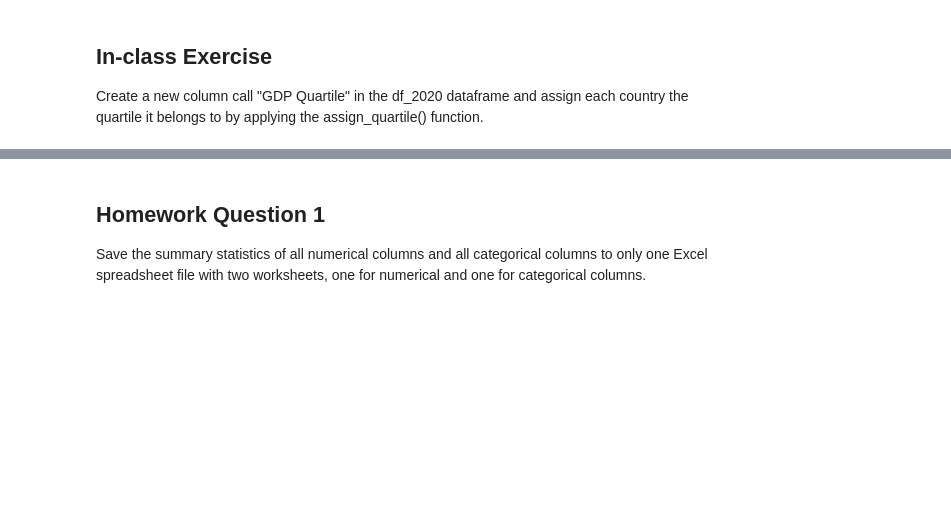
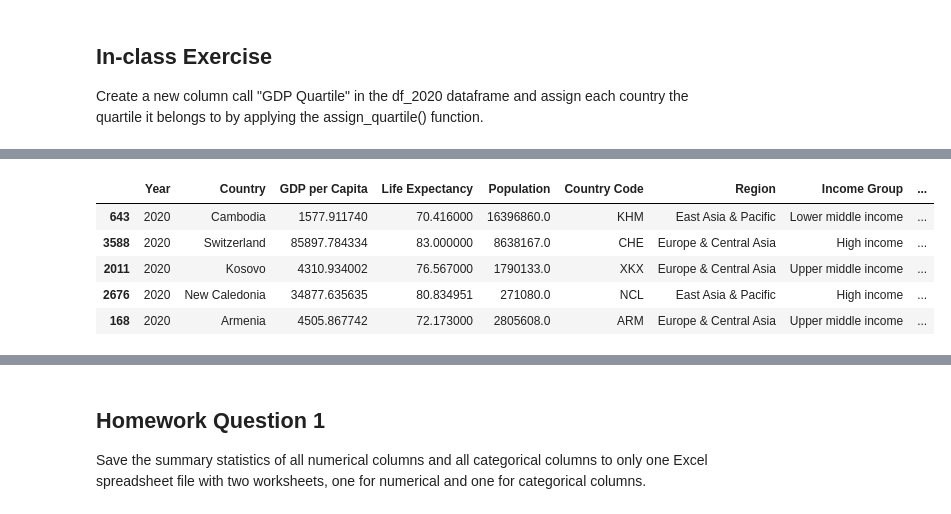
Before and after one commit to wcj365/python-stats-dataviz, a Jupyter notebook: fall2024/oct_16_session.ipynb, the cells around one changed output, grey strips where cells are left out. Saved outputs shown, nothing was run; the diff lists cells and outputs as text; code cells hidden in the pictures; blank space fills up the shorter version.

```diff
--- a/fall2024/oct_16_session.ipynb
+++ b/fall2024/oct_16_session.ipynb
@@ -159,0 +268,15 @@ Create a new column call "GDP Quartile" in the df_2020 dataframe and assign each
+# %%
+def pop_million(pop):
+    return pop / 1000000
+
+
+df_2020["Population (Million)"] = df_2020["Population"].apply(pop_million)
+
+df_2020.sample(5)
+# %% [output]
+|  | Year | Country | GDP per Capita | Life Expectancy | Population | Country Code | Region | Income Group | ... |
+| 643 | 2020 | Cambodia | 1577.911740 | 70.416000 | 16396860.0 | KHM | East Asia & Pacific | Lower middle income | ... |
+| 3588 | 2020 | Switzerland | 85897.784334 | 83.000000 | 8638167.0 | CHE | Europe & Central Asia | High income | ... |
+| 2011 | 2020 | Kosovo | 4310.934002 | 76.567000 | 1790133.0 | XKX | Europe & Central Asia | Upper middle income | ... |
+| 2676 | 2020 | New Caledonia | 34877.635635 | 80.834951 | 271080.0 | NCL | East Asia & Pacific | High income | ... |
+| 168 | 2020 | Armenia | 4505.867742 | 72.173000 | 2805608.0 | ARM | Europe & Central Asia | Upper middle income | ... |
```
Also changed, not shown: parts of 15 cells of this notebook.
